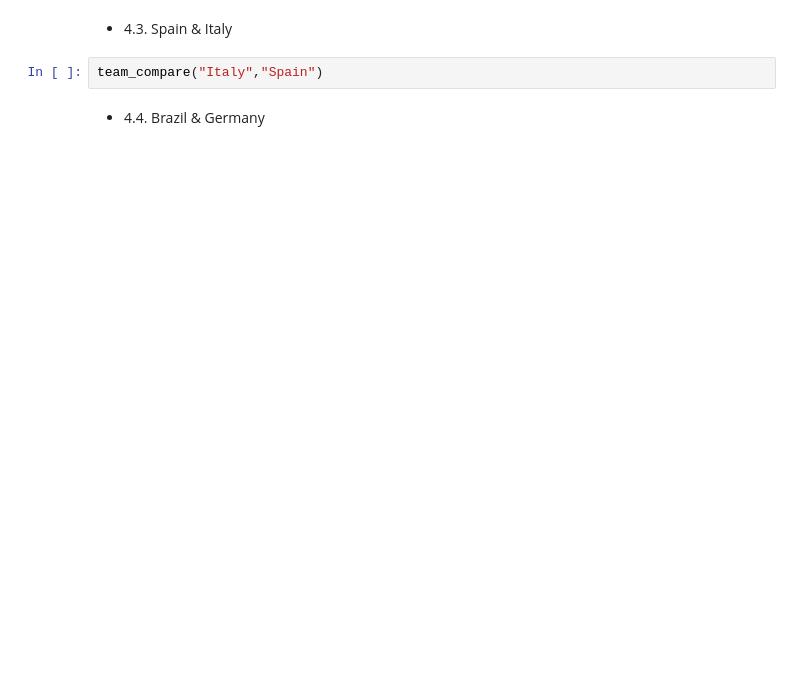
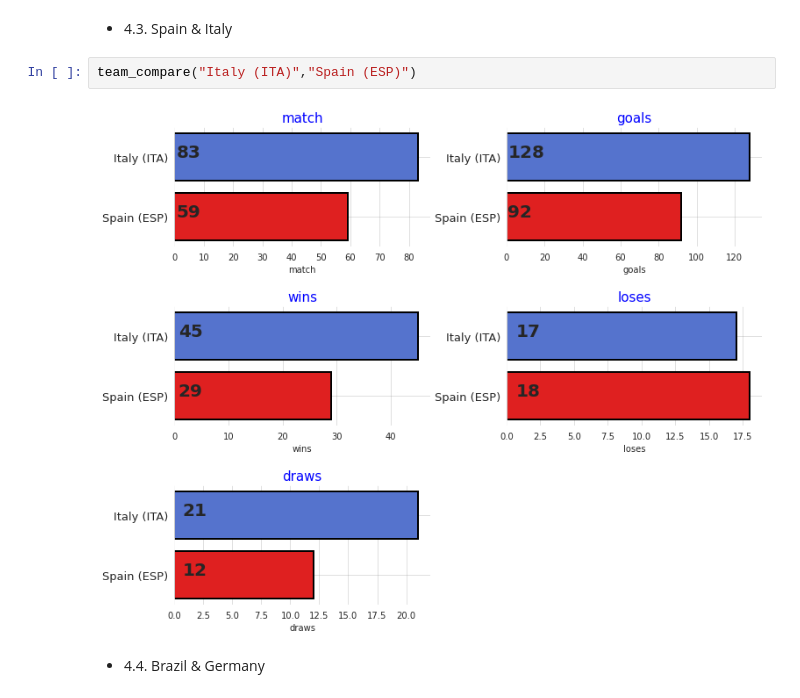
Before and after one commit to natuan310/w3-Data-Analysis-WorldCup-Dataset, a Jupyter notebook: Tee.ipynb, the cells around one changed output. Drawn from its saved outputs; the diff is of its cells as text; blank space fills up the shorter version.

```diff
--- a/Tee.ipynb
+++ b/Tee.ipynb
@@ -891,7 +879,9 @@ team_compare("France","Croatia")
 # %% [markdown]
 - 4.3. Spain & Italy
 # %%
-team_compare("Italy","Spain")
+team_compare("Italy (ITA)","Spain (ESP)")
+# %% [output]
+[figure, added]
 # %% [markdown]
 - 4.4. Brazil & Germany
 # %%
```
Also changed, not shown: parts of 9 cells of this notebook.
